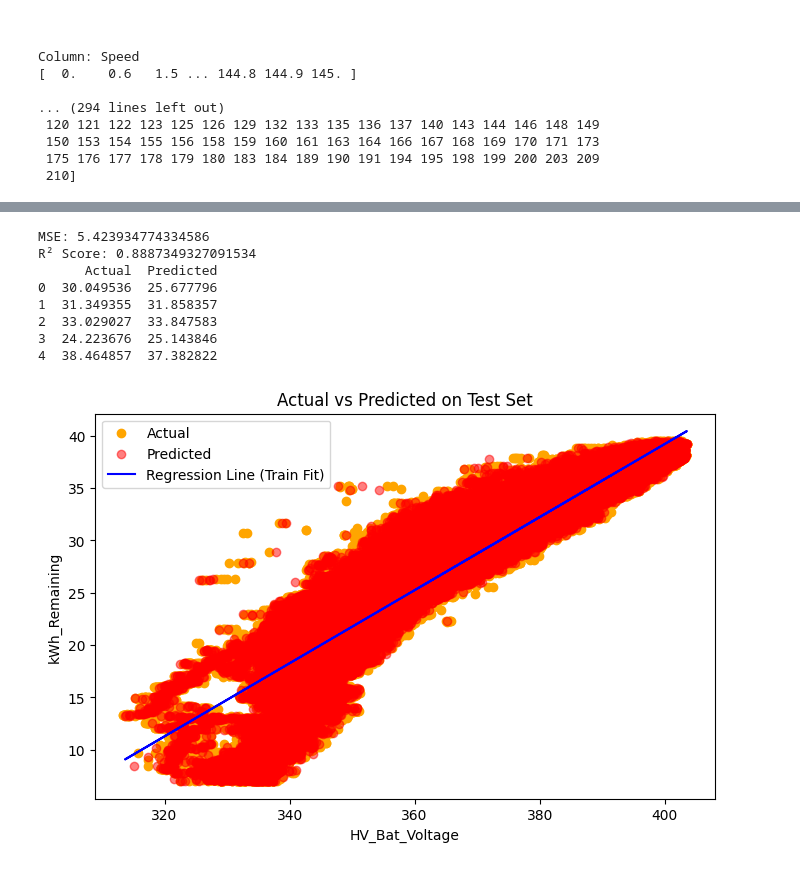
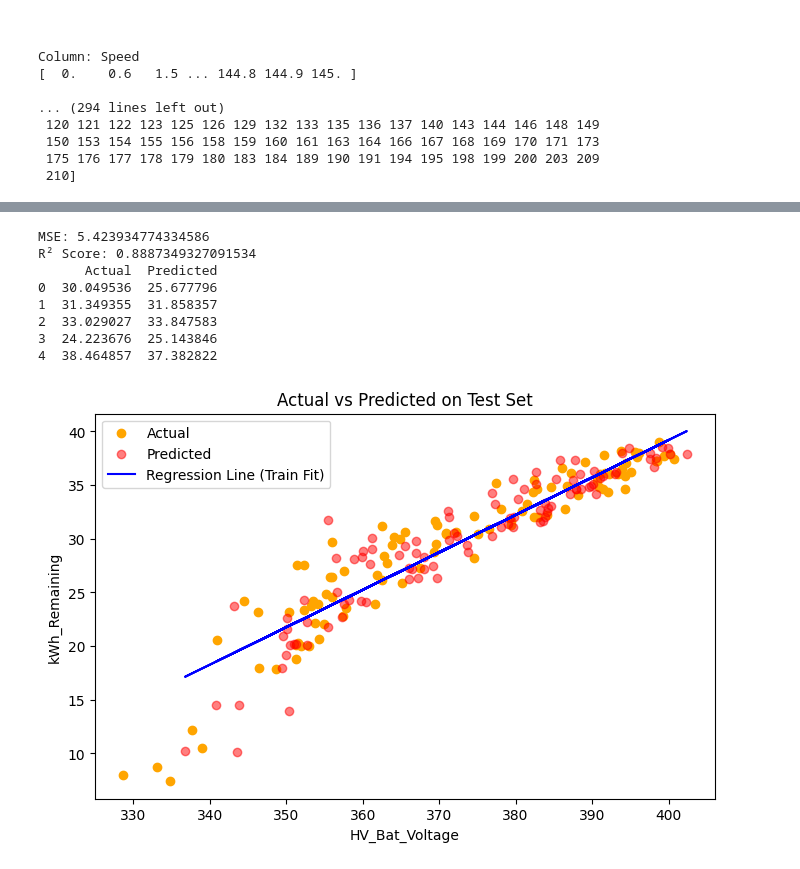
Before and after one commit to aravindhkrishnan09/Data-Science-and-Engineering-Analytics, a Jupyter notebook: Assignments/Linear_Regression.ipynb, the cells around one changed output, grey strips where cells are left out. Drawn from its saved outputs; the diff is of its cells as text; code cells hidden in the pictures.

```diff
--- a/Assignments/Linear_Regression.ipynb
+++ b/Assignments/Linear_Regression.ipynb
@@ -120,7 +120,7 @@ y: [4, 16, 36, 64, 100]
 # %%
 import pandas as pd
 
-df = pd.read_csv("G:\\DIY Guru\\Data-Science-and-Engineering-Analytics\\Dataset_Preprocessed.csv")
+df = pd.read_csv(r"G:\DIYguru\Notes and Sample Data\Dataset_Preprocessed.csv")
 print("DataFrame head:\n", df.head())
 # %% [output]
 DataFrame head:
@@ -399,37 +398,37 @@ X_train, X_test, y_train, y_test = train_test_split(X, y, test_size=0.2, random_
 model = LinearRegression()
 model.fit(X_train, y_train)
 
 # Predict on test data
 y_pred = model.predict(X_test)
 
 # Evaluate
 print("MSE:", mean_squared_error(y_test, y_pred))
 print("R² Score:", r2_score(y_test, y_pred))
 
 # Optional: Show actual vs predicted
 results = pd.DataFrame({'Actual': y_test, 'Predicted': y_pred})
 print(results.head())
 
 # Plotting the first feature vs actual and predicted values for test set
 plt.figure(figsize=(8, 5))
-plt.scatter(X_train, y_train, color='orange', label='Actual')
-plt.scatter(X_test, y_test, color='red', alpha=0.5, label='Predicted')
-plt.plot(X_test, y_pred, color='blue', label='Regression Line (Train Fit)')
+plt.scatter(X_train[:100], y_train[:100], color='orange', label='Actual')
+plt.scatter(X_test[:100], y_test[:100], color='red', alpha=0.5, label='Predicted')
+plt.plot(X_test[:100], y_pred[:100], color='blue', label='Regression Line (Train Fit)')
 plt.xlabel('HV_Bat_Voltage')
 plt.ylabel('kWh_Remaining')
 plt.title('Actual vs Predicted on Test Set')
 plt.legend()
 plt.show()
 # %% [output]
 MSE: 5.423934774334586
 R² Score: 0.8887349327091534
       Actual  Predicted
 0  30.049536  25.677796
 1  31.349355  31.858357
 2  33.029027  33.847583
 3  24.223676  25.143846
 4  38.464857  37.382822
-[figure, old version]
+[figure, new version]
 # %%
 from sklearn.model_selection import train_test_split
 from sklearn.linear_model import LinearRegression
```
Also changed, not shown: parts of 6 cells of this notebook, 21 other files.
